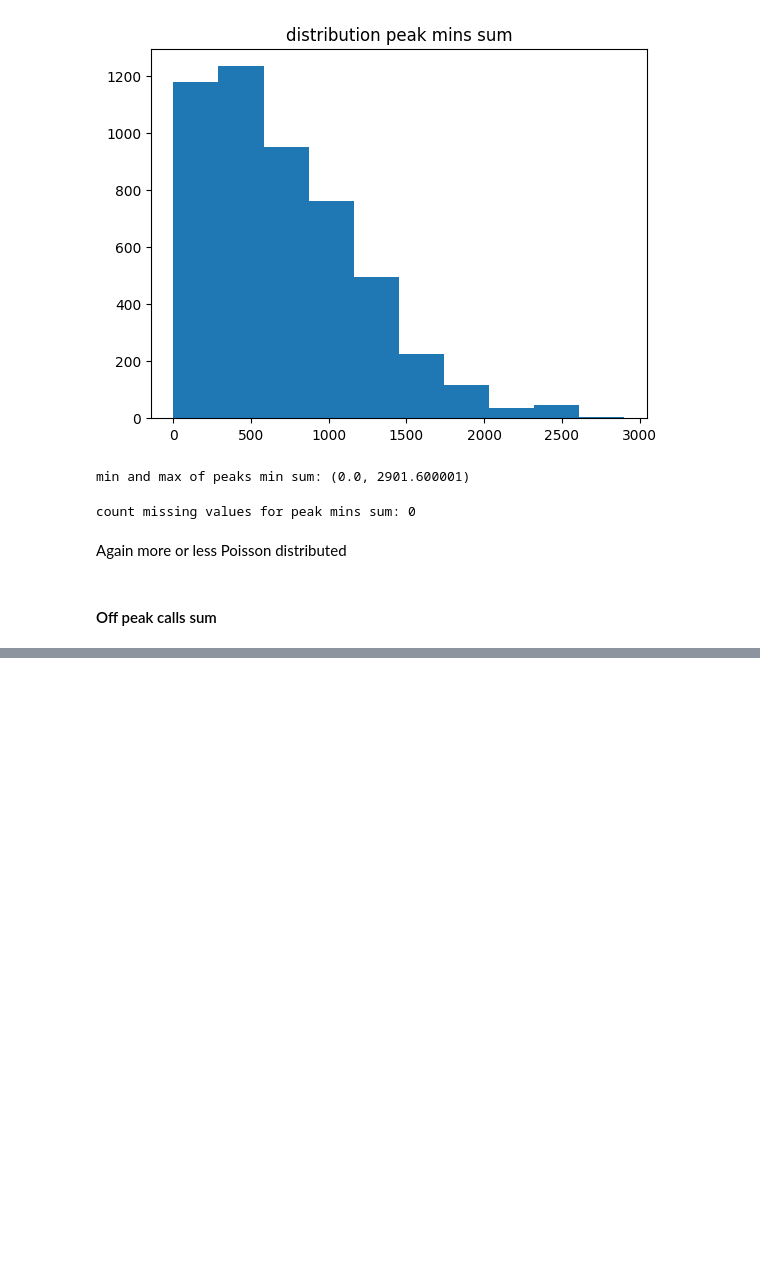
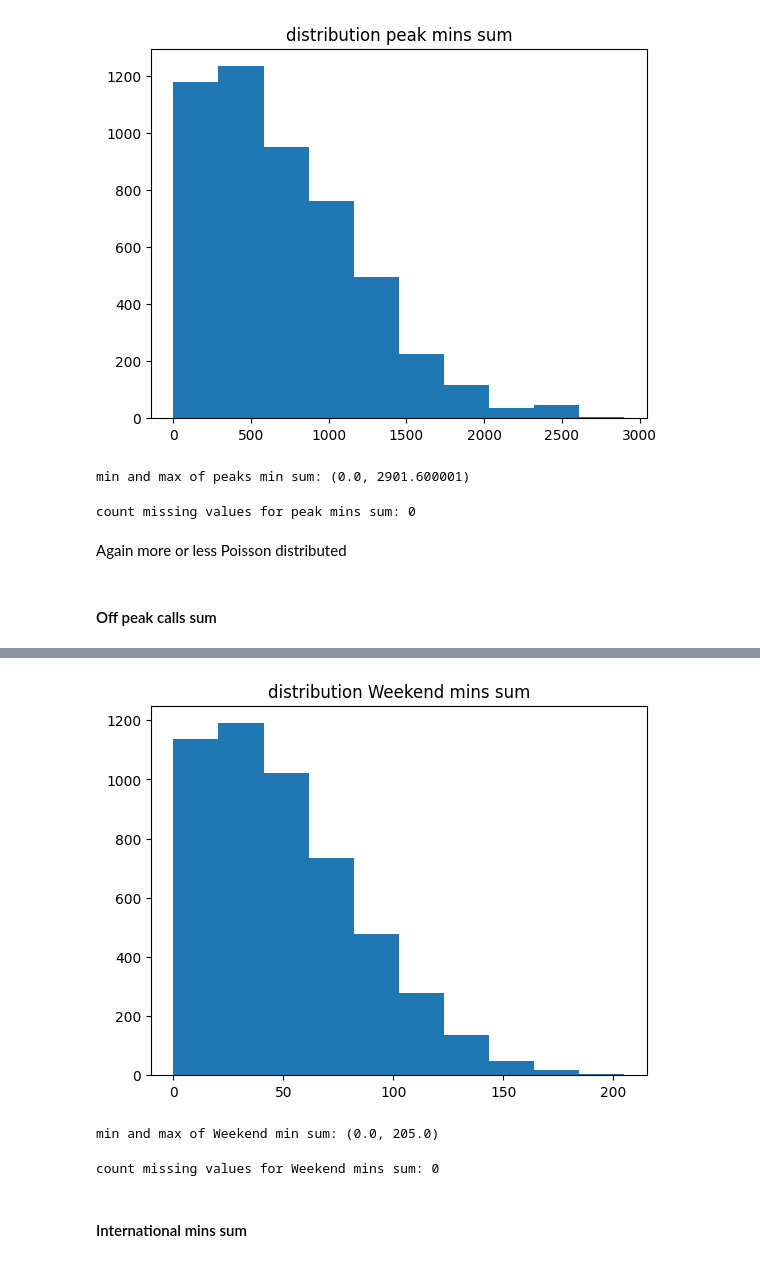
Before and after one commit to Yiannis7918/Advanced_Analytics_2024, a Jupyter notebook: Assignment_1/Scripts_Greg/Exploration_dataset.ipynb, the cells around one changed output, grey strips where cells are left out. Drawn from its saved outputs; the diff is of its cells as text; code cells hidden in the pictures; blank space fills up the shorter version.

```diff
--- a/Assignment_1/Scripts_Greg/Exploration_dataset.ipynb
+++ b/Assignment_1/Scripts_Greg/Exploration_dataset.ipynb
@@ -483,0 +604,19 @@ Again more or less Poisson distributed
+# %%
+plt.hist(dataset["Weekend_mins_Sum"])
+plt.title("distribution Weekend mins sum")
+plt.show()
+
+min_Weekend_mins_sum = np.min(dataset["Weekend_mins_Sum"])
+max_Weekend_mins_sum = np.max(dataset["Weekend_mins_Sum"])
+
+print(f"min and max of Weekend min sum: {min_Weekend_mins_sum, max_Weekend_mins_sum}")
+# %% [output]
+[figure, added]
+min and max of Weekend min sum: (0.0, 205.0)
+# %%
+count_NA_Weekend_mins_sum = dataset["Weekend_mins_Sum"].isna().sum()
+print(f"count missing values for Weekend mins sum: {count_NA_Weekend_mins_sum}")
+# %% [output]
+count missing values for Weekend mins sum: 0
+# %% [markdown]
+<h4> International mins sum </h4>
```
Also changed, not shown: parts of 41 cells of this notebook.
